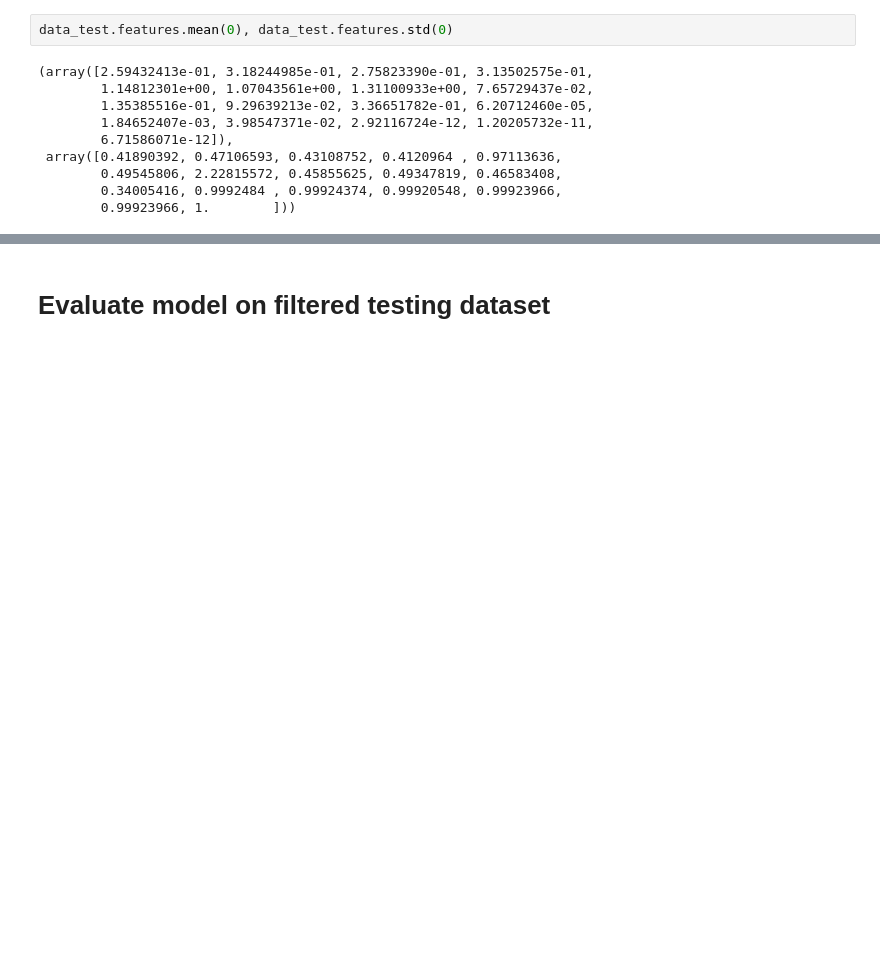
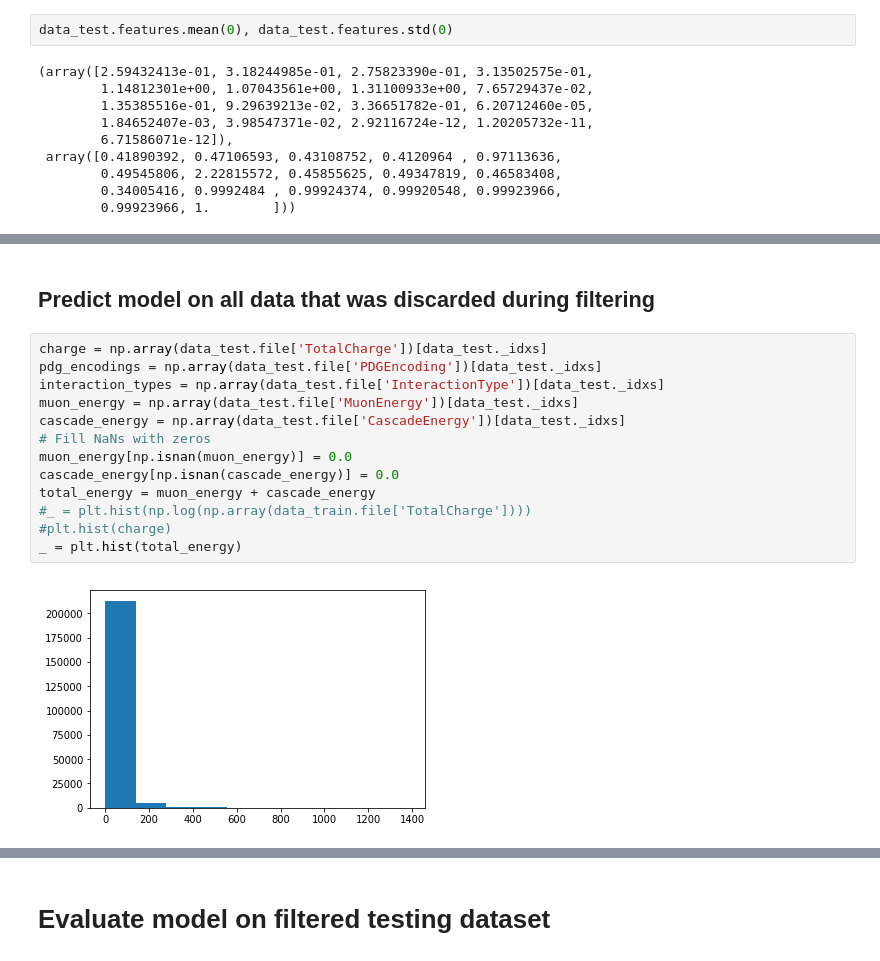
Before and after one commit to ruian1/NuIntClassification, a Jupyter notebook: baselines.ipynb, the cells around one changed output, grey strips where cells are left out. Drawn from its saved outputs; the diff is of its cells as text; blank space fills up the shorter version.

```diff
--- a/baselines.ipynb
+++ b/baselines.ipynb
@@ -251,3 +143,20 @@ y_pred2 = model(X[:32], C[:32], M[:32], F[:32])
 (y_pred1[:y_pred2.size(0)] == y_pred2).all()
 # %% [output]
 tensor(1, device='cuda:0', dtype=torch.uint8)
+# %% [markdown]
+## Predict model on all data that was discarded during filtering
+# %%
+charge = np.array(data_test.file['TotalCharge'])[data_test._idxs]
+pdg_encodings = np.array(data_test.file['PDGEncoding'])[data_test._idxs]
+interaction_types = np.array(data_test.file['InteractionType'])[data_test._idxs]
+muon_energy = np.array(data_test.file['MuonEnergy'])[data_test._idxs]
+cascade_energy = np.array(data_test.file['CascadeEnergy'])[data_test._idxs]
+# Fill NaNs with zeros
+muon_energy[np.isnan(muon_energy)] = 0.0
+cascade_energy[np.isnan(cascade_energy)] = 0.0
+total_energy = muon_energy + cascade_energy
+#_ = plt.hist(np.log(np.array(data_train.file['TotalCharge'])))
+#plt.hist(charge)
+_ = plt.hist(total_energy)
+# %% [output]
+[figure, added]
```
Also changed, not shown: parts of 47 cells of this notebook, 11 other files.
